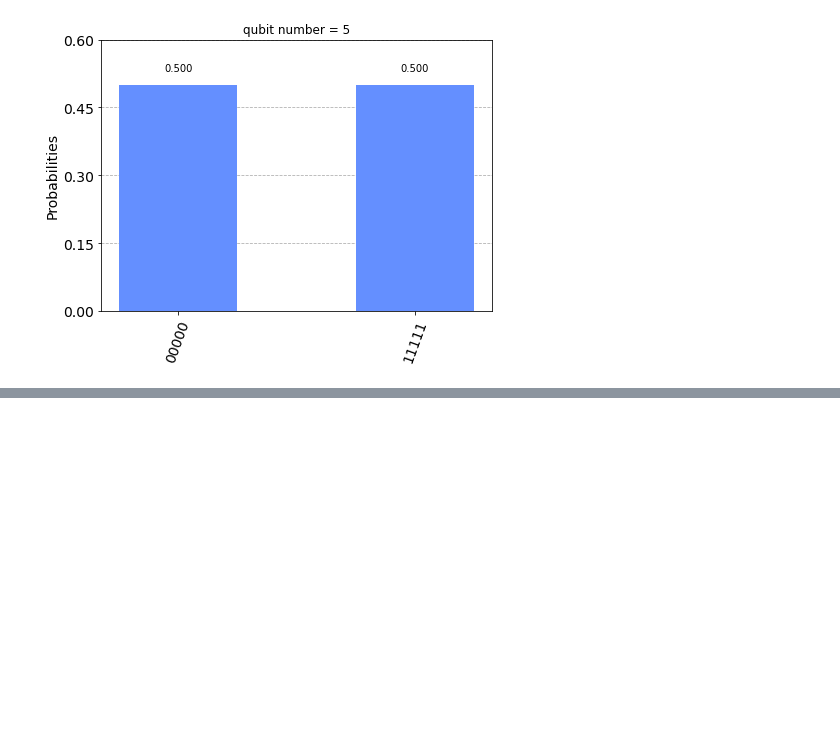
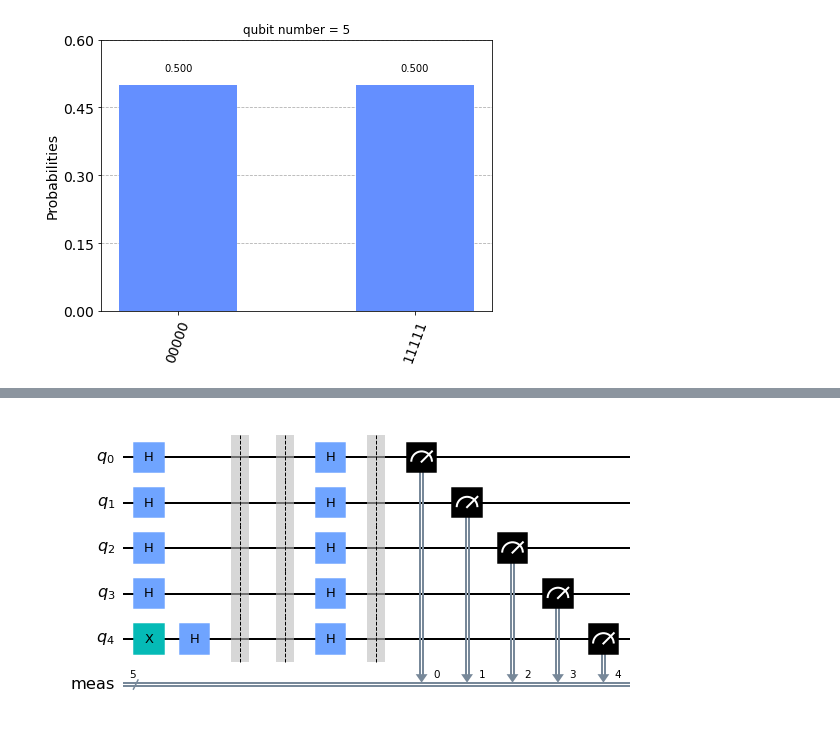
Before and after one commit to JKQuantum/QCenter_lecture, a Jupyter notebook: 20210329_Qiskit_basic.ipynb, the cells around one changed output, grey strips where cells are left out. Drawn from its saved outputs; the diff is of its cells as text; code cells hidden in the pictures; blank space fills up the shorter version.

```diff
--- a/20210329_Qiskit_basic.ipynb
+++ b/20210329_Qiskit_basic.ipynb
@@ -493,0 +505,36 @@ plot_histogram(result.get_counts(), title = f'qubit number = {qubit_number:d}')
+# %%
+# Deutsch-Jozsa 알고리즘을 양자회로로 구현해봅니다.
+
+def dj_circuit(n, f_type):
+    num_qubits = n+1
+    qc = QuantumCircuit(num_qubits)
+
+    for i_qubit in range(num_qubits-1):
+        qc.h(i_qubit)
+
+    qc.x(num_qubits-1)
+    qc.h(num_qubits-1)
+
+    qc.barrier()
+
+    if f_type == 'constant':
+        pass
+    elif f_type == 'balanced':
+        for i_qubit in range(n):
+            qc.cx(i_qubit, n)
+    else:
+        raise RuntimeError('Unknown function type')
+
+    qc.barrier()
+
+    for i_qubit in range(num_qubits):
+        qc.h(i_qubit)
+
+    qc.measure_all()
+
+    return qc
+# %%
+qc = dj_circuit(4, 'constant')
+qc.draw('mpl')
+# %% [output]
+[figure, added]
```
Also changed, not shown: parts of 11 cells of this notebook.
